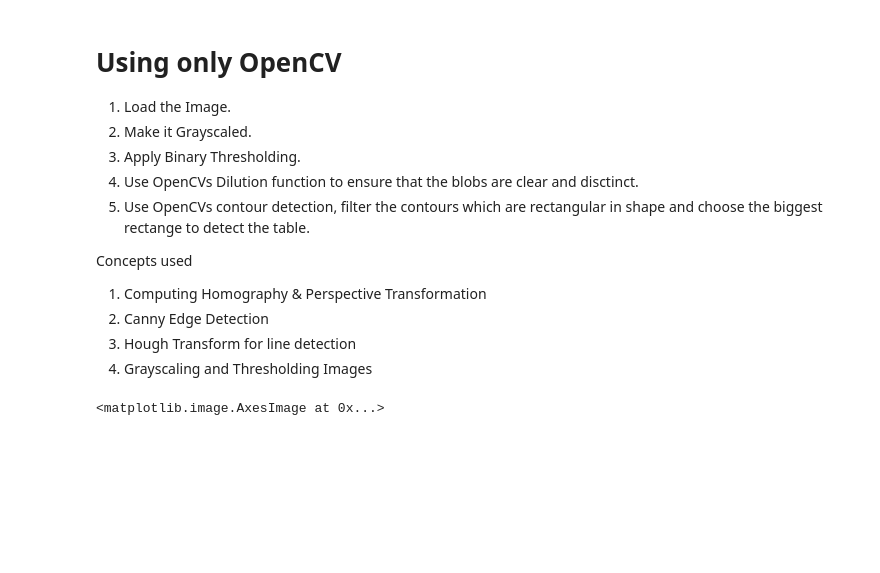
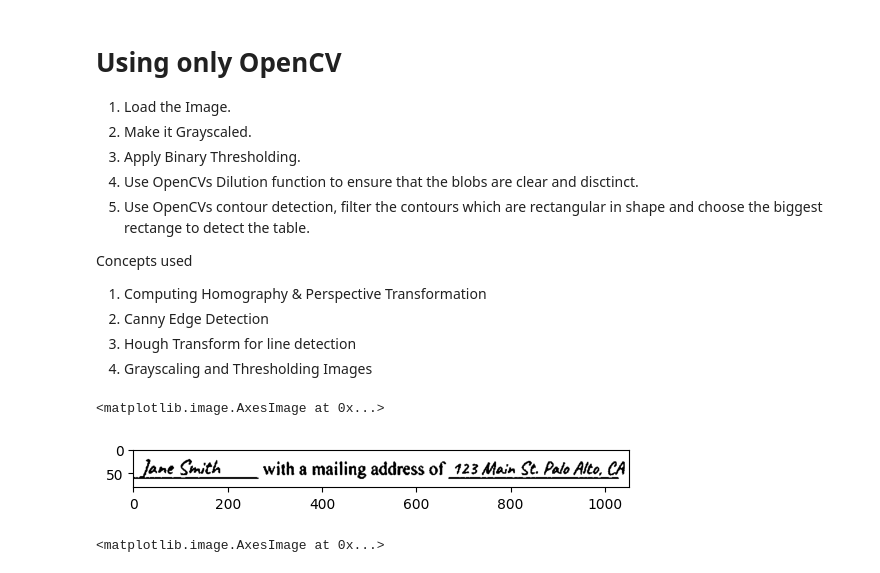
Before and after one commit to anuj018/OCR-Project, a Jupyter notebook: notebooks/ocr_using_pytesseract_tutorial.ipynb, the cells around one changed output. Cells and saved outputs as stored; diff of their text form; code cells hidden in the pictures; blank space fills up the shorter version.

```diff
--- a/notebooks/ocr_using_pytesseract_tutorial.ipynb
+++ b/notebooks/ocr_using_pytesseract_tutorial.ipynb
@@ -18,13 +18,21 @@ import matplotlib.pyplot as plt
 import re
 from image_config import *
 # %%
-IMAGE_PATH = './../images/table_image_2.png'
+IMAGE_PATH = './../Demo_Image_1.png'
+IMAGE_PATH_1 = './../images/table_image_2.png'
 IMAGE_PATH_2 = './../images/single-info.png'
 IMAGE_PATH_3 = './../images/demo_image_opencv.jpg'
 # %%
-image = cv2.imread(IMAGE_PATH_3)
+image = cv2.imread(IMAGE_PATH)
 image_copy = image.copy()
 # image = cv2.imread(IMAGE_PATH, cv2.IMREAD_GRAYSCALE)
+# %%
+binary_demo_img = binarized_image(image)
+inverted_binary_demo_img = invert_image(binary_demo_img)
+plt.imshow(inverted_binary_demo_img,cmap = 'gray')
+# %% [output]
+<matplotlib.image.AxesImage at 0x...>
+[figure, added]
 # %%
 contours,image_with_contours = find_and_draw_contours_in_image(image)
 # %%
```
